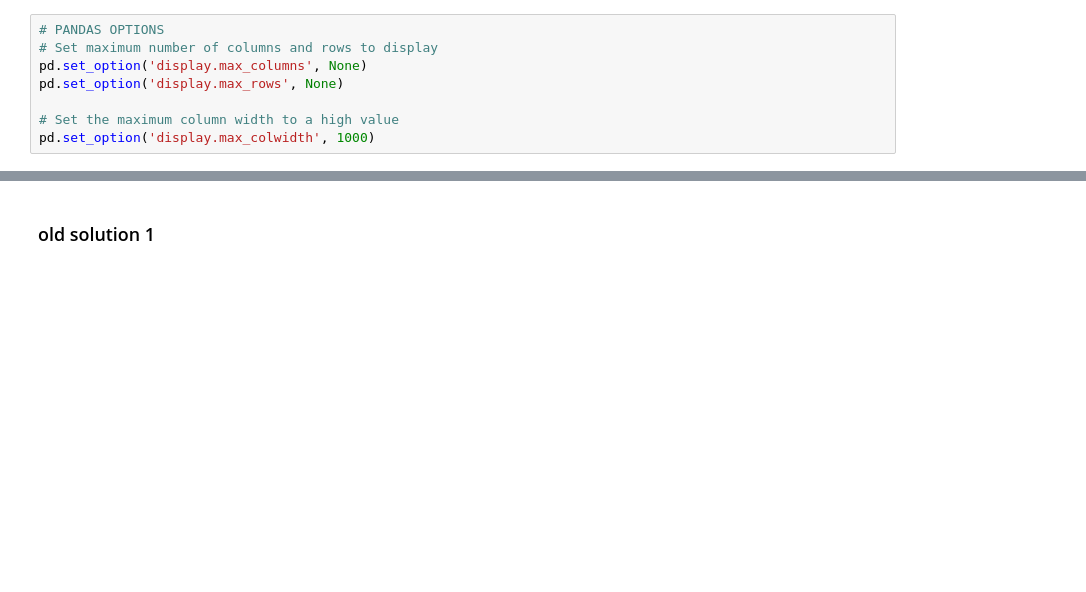
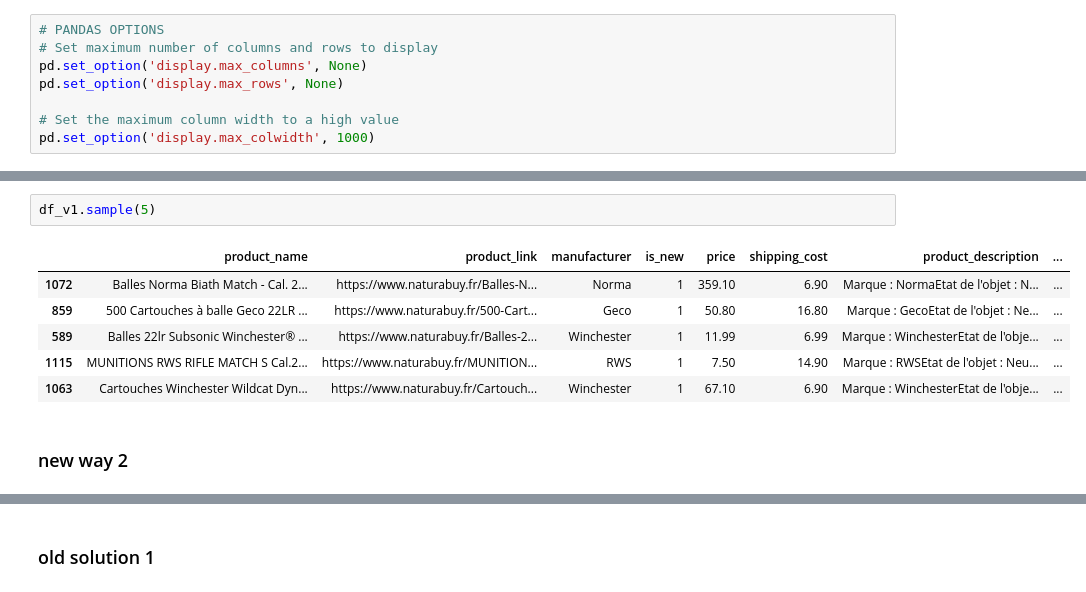
Before and after one commit to Aciago/Price_selector, a Jupyter notebook: re_bullet_qtty_v2.ipynb, the cells around one changed output, grey strips where cells are left out. Saved outputs shown, nothing was run; the diff lists cells and outputs as text; blank space fills up the shorter version.

```diff
--- a/re_bullet_qtty_v2.ipynb
+++ b/re_bullet_qtty_v2.ipynb
@@ -78,0 +70,11 @@ df.columns
+# %%
+df_v1.sample(5)
+# %% [output]
+|  | product_name | product_link | manufacturer | is_new | price | shipping_cost | product_description | ... |
+| 1072 | Balles Norma Biath Match - Cal. 2... | https://www.naturabuy.fr/Balles-N... | Norma | 1 | 359.10 | 6.90 | Marque : NormaEtat de l'objet : N... | ... |
+| 859 | 500 Cartouches à balle Geco 22LR ... | https://www.naturabuy.fr/500-Cart... | Geco | 1 | 50.80 | 16.80 | Marque : GecoEtat de l'objet : Ne... | ... |
+| 589 | Balles 22lr Subsonic Winchester® ... | https://www.naturabuy.fr/Balles-2... | Winchester | 1 | 11.99 | 6.99 | Marque : WinchesterEtat de l'obje... | ... |
+| 1115 | MUNITIONS RWS RIFLE MATCH S Cal.2... | https://www.naturabuy.fr/MUNITION... | RWS | 1 | 7.50 | 14.90 | Marque : RWSEtat de l'objet : Neu... | ... |
+| 1063 | Cartouches Winchester Wildcat Dyn... | https://www.naturabuy.fr/Cartouch... | Winchester | 1 | 67.10 | 6.90 | Marque : WinchesterEtat de l'obje... | ... |
+# %% [markdown]
+### new way 2
```
Also changed, not shown: parts of 23 cells of this notebook.
